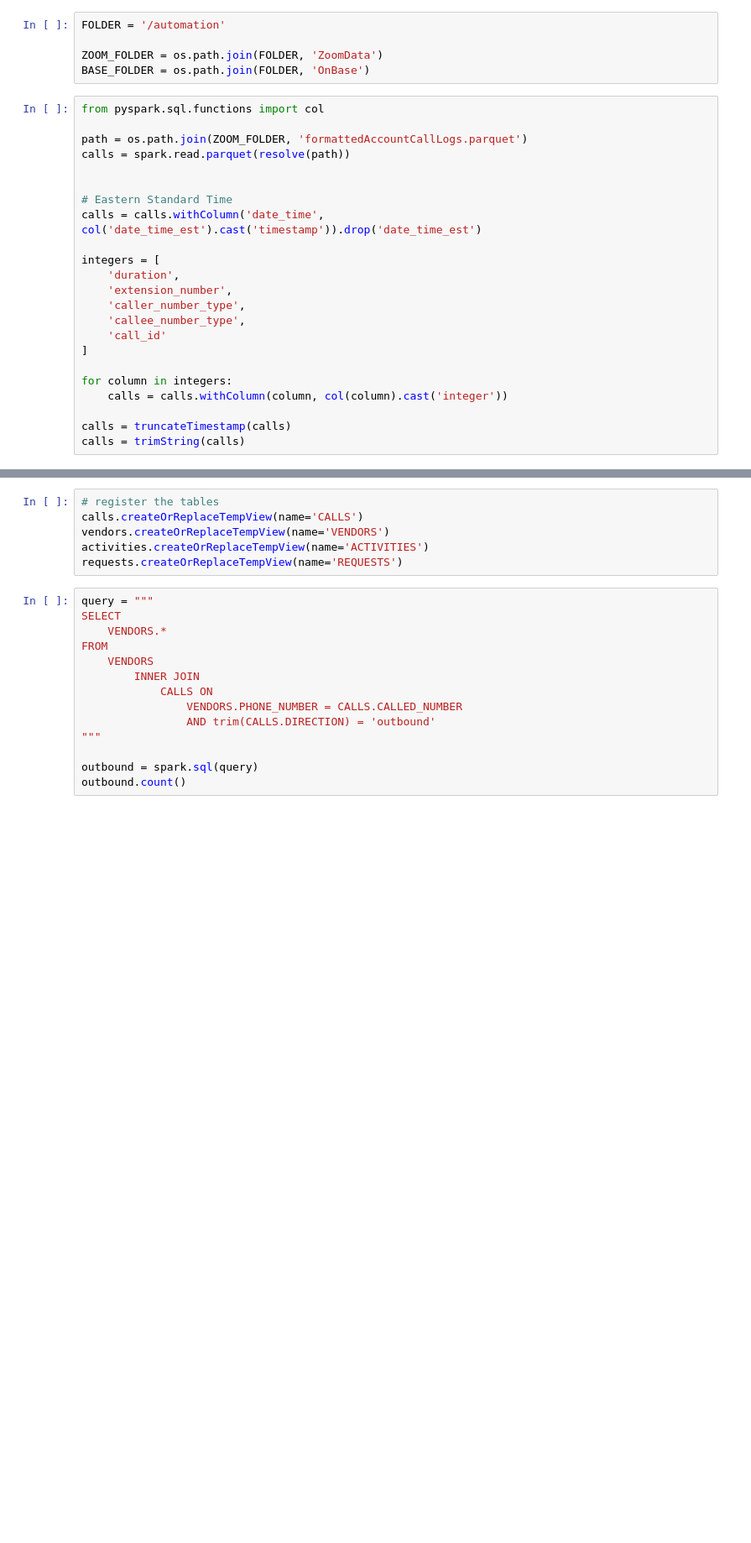
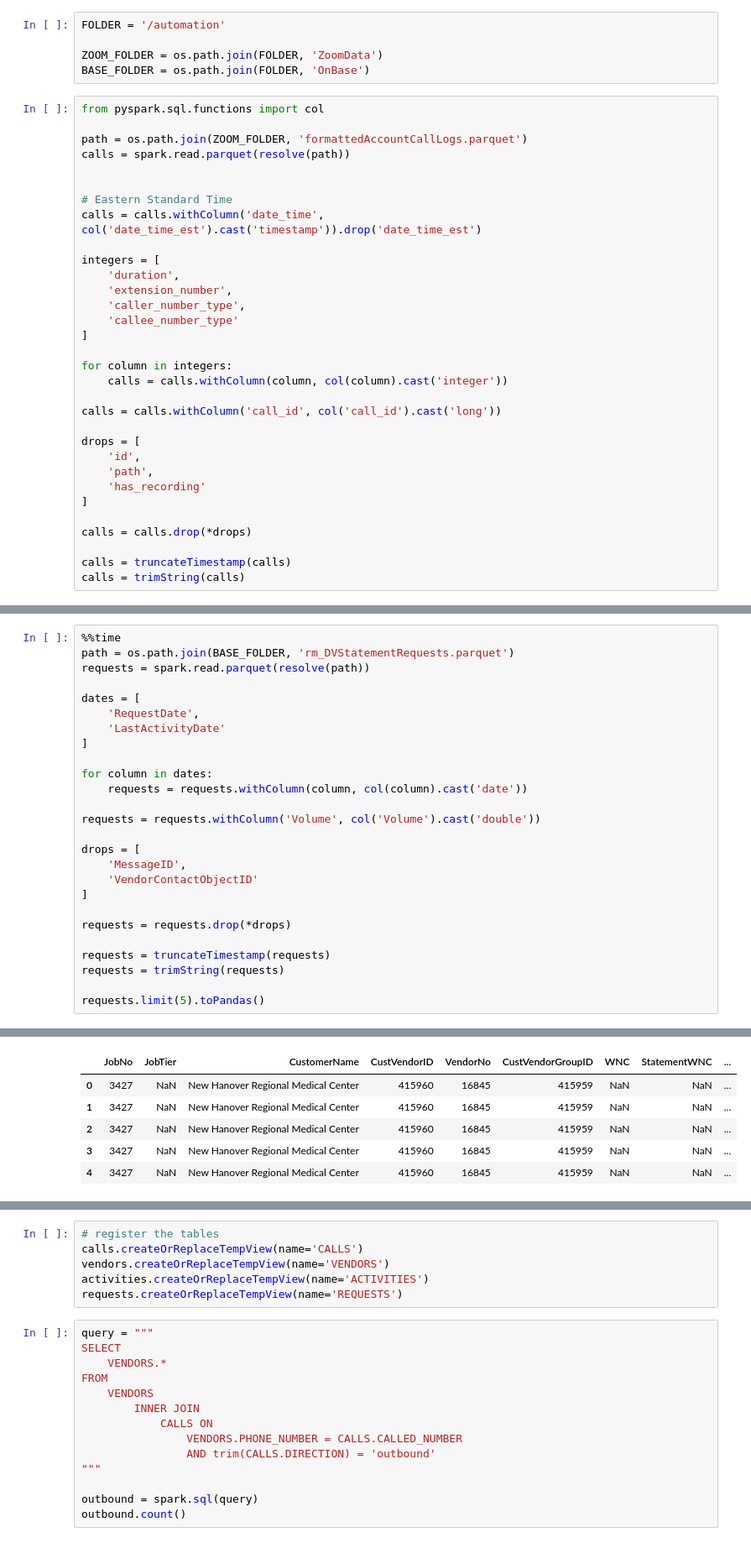
Before and after one commit to cpassorelli/call-reports, a Jupyter notebook: ipython/report-statement-code.ipynb, the cells around one changed output, grey strips where cells are left out. Shown at 84% size. Drawn from its saved outputs; the diff is of its cells as text; blank space fills up the shorter version.

```diff
--- a/ipython/report-statement-code.ipynb
+++ b/ipython/report-statement-code.ipynb
@@ -76,13 +80,22 @@ integers = [
     'duration',
     'extension_number',
     'caller_number_type',
-    'callee_number_type',
-    'call_id'
+    'callee_number_type'
 ]
 
 for column in integers:
     calls = calls.withColumn(column, col(column).cast('integer'))
 
+calls = calls.withColumn('call_id', col('call_id').cast('long'))
+
+drops = [
+    'id',
+    'path',
+    'has_recording'
+]
+
+calls = calls.drop(*drops)
+
 calls = truncateTimestamp(calls)
 calls = trimString(calls)
 # %%
@@ -197,0 +181,27 @@ only showing top 20 rows
+# %%
+%%time
+path = os.path.join(BASE_FOLDER, 'rm_DVStatementRequests.parquet')
+requests = spark.read.parquet(resolve(path))
+
+dates = [
+    'RequestDate',
+    'LastActivityDate'
+]
+
+for column in dates:
+    requests = requests.withColumn(column, col(column).cast('date'))
+
+requests = requests.withColumn('Volume', col('Volume').cast('double'))
+
+drops = [
+    'MessageID',
+    'VendorContactObjectID'
+]
+
+requests = requests.drop(*drops)
+
+requests = truncateTimestamp(requests)
+requests = trimString(requests)
+
+requests.limit(5).toPandas()
+# %% [output]
@@ -197,0 +210,6 @@ only showing top 20 rows
+|  | JobNo | JobTier | CustomerName | CustVendorID | VendorNo | CustVendorGroupID | WNC | StatementWNC | ... |
+| 0 | 3427 | NaN | New Hanover Regional Medical Center | 415960 | 16845 | 415959 | NaN | NaN | ... |
+| 1 | 3427 | NaN | New Hanover Regional Medical Center | 415960 | 16845 | 415959 | NaN | NaN | ... |
+| 2 | 3427 | NaN | New Hanover Regional Medical Center | 415960 | 16845 | 415959 | NaN | NaN | ... |
+| 3 | 3427 | NaN | New Hanover Regional Medical Center | 415960 | 16845 | 415959 | NaN | NaN | ... |
+| 4 | 3427 | NaN | New Hanover Regional Medical Center | 415960 | 16845 | 415959 | NaN | NaN | ... |
```
Also changed, not shown: parts of 21 cells of this notebook.
